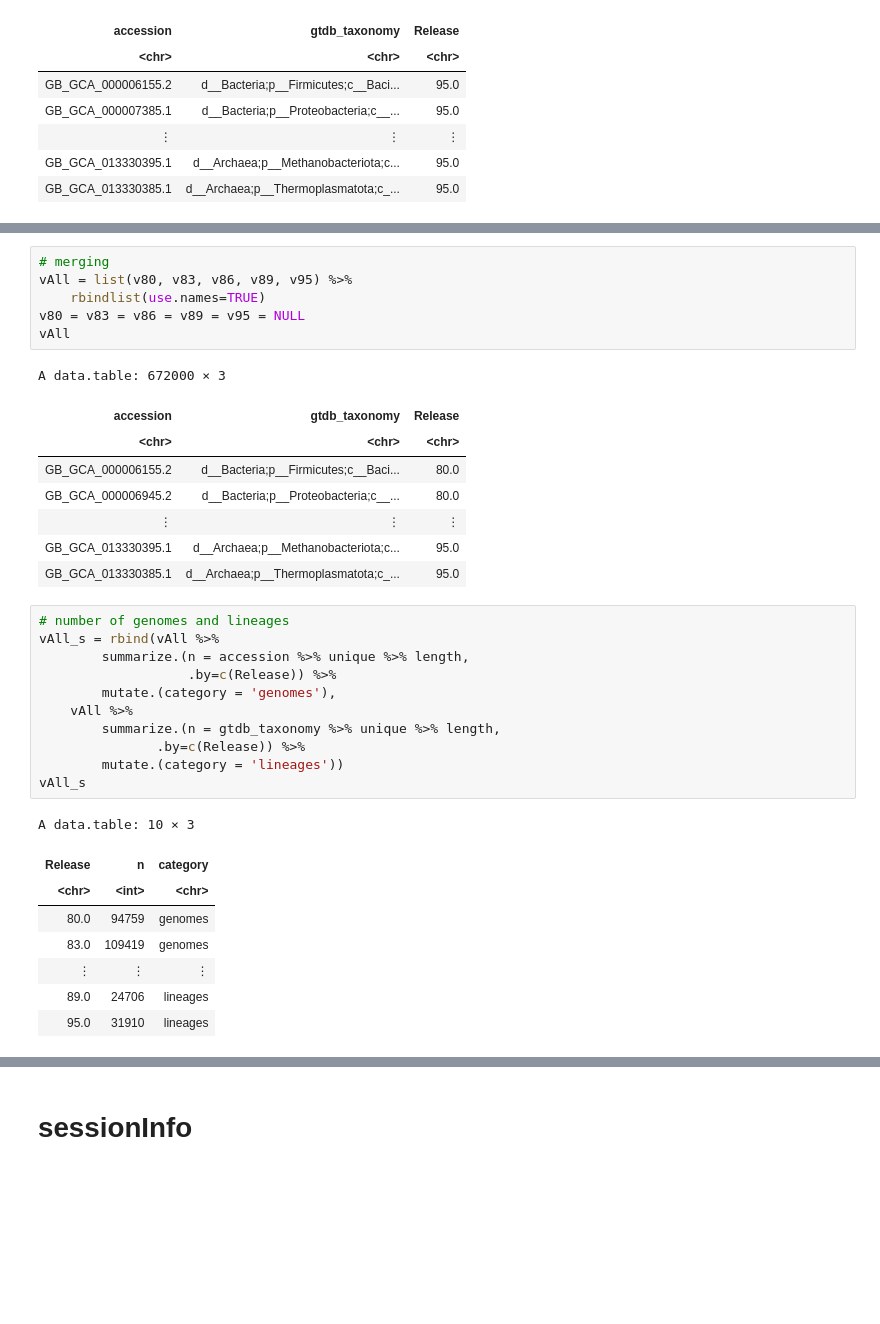
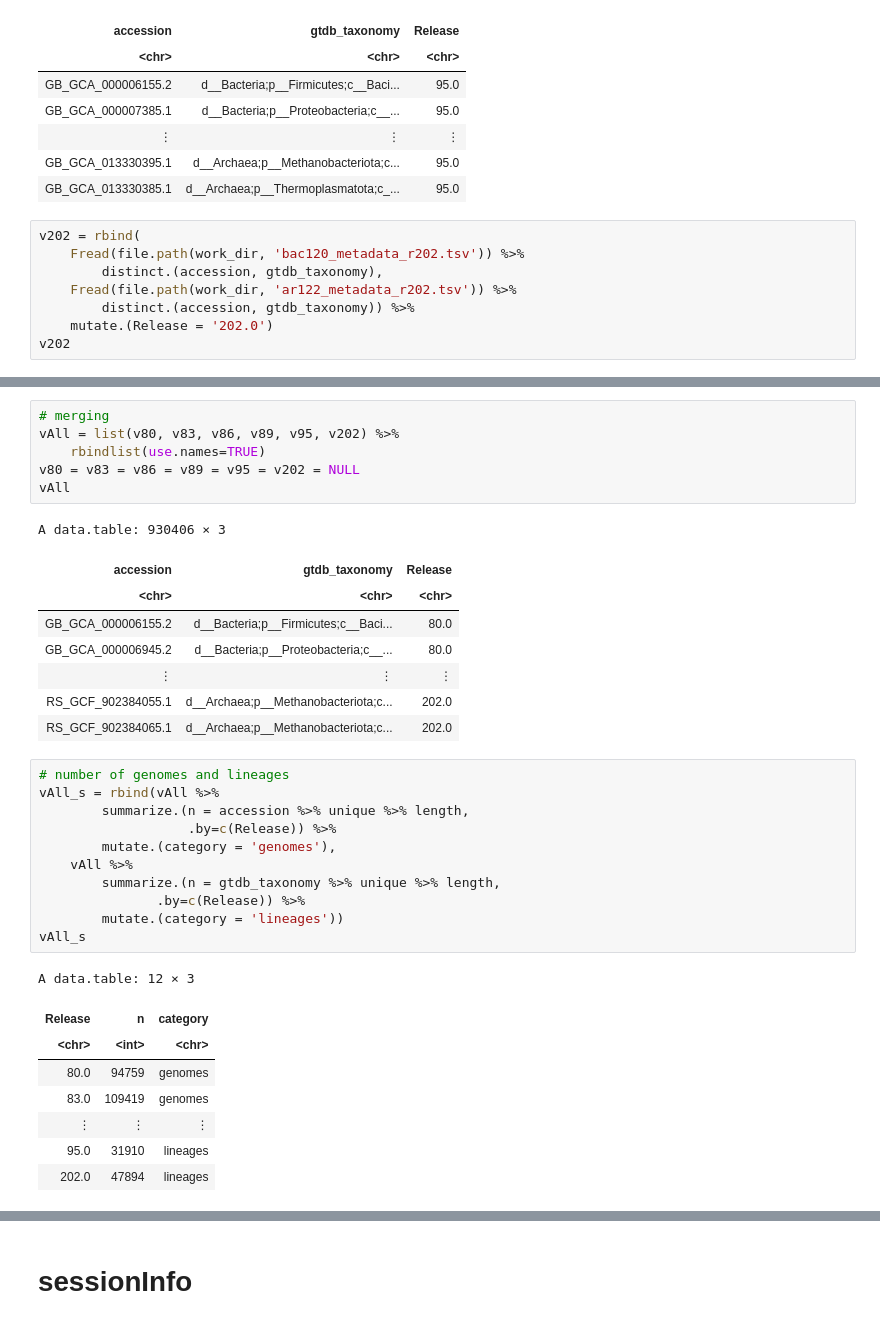
Before and after one commit to leylabmpi/Struo2, a Jupyter notebook: notebooks/Misc/01_GTDB_release_summary.ipynb, the cells around one changed output, grey strips where cells are left out. Drawn from its saved outputs; the diff is of its cells as text; blank space fills up the shorter version.

```diff
--- a/notebooks/Misc/01_GTDB_release_summary.ipynb
+++ b/notebooks/Misc/01_GTDB_release_summary.ipynb
@@ -104,3 +122,11 @@ A tidytable: 194600 × 3
 | ⋮ | ⋮ | ⋮ |
 | GB_GCA_013330395.1 | d__Archaea;p__Methanobacteriota;c... | 95.0 |
 | GB_GCA_013330385.1 | d__Archaea;p__Thermoplasmatota;c_... | 95.0 |
+# %%
+v202 = rbind(
+    Fread(file.path(work_dir, 'bac120_metadata_r202.tsv')) %>%
+        distinct.(accession, gtdb_taxonomy),
+    Fread(file.path(work_dir, 'ar122_metadata_r202.tsv')) %>%
+        distinct.(accession, gtdb_taxonomy)) %>%
+    mutate.(Release = '202.0')
+v202
@@ -107,18 +142,18 @@ A tidytable: 194600 × 3
 # %%
 # merging
-vAll = list(v80, v83, v86, v89, v95) %>%
+vAll = list(v80, v83, v86, v89, v95, v202) %>%
     rbindlist(use.names=TRUE)
-v80 = v83 = v86 = v89 = v95 = NULL
+v80 = v83 = v86 = v89 = v95 = v202 = NULL
 vAll
 # %% [output]
-A data.table: 672000 × 3
+A data.table: 930406 × 3
 | accession | gtdb_taxonomy | Release |
 | <chr> | <chr> | <chr> |
 | GB_GCA_000006155.2 | d__Bacteria;p__Firmicutes;c__Baci... | 80.0 |
 | GB_GCA_000006945.2 | d__Bacteria;p__Proteobacteria;c__... | 80.0 |
 | ⋮ | ⋮ | ⋮ |
-| GB_GCA_013330395.1 | d__Archaea;p__Methanobacteriota;c... | 95.0 |
-| GB_GCA_013330385.1 | d__Archaea;p__Thermoplasmatota;c_... | 95.0 |
+| RS_GCF_902384055.1 | d__Archaea;p__Methanobacteriota;c... | 202.0 |
+| RS_GCF_902384065.1 | d__Archaea;p__Methanobacteriota;c... | 202.0 |
 # %%
 # number of genomes and lineages
 vAll_s = rbind(vAll %>%
@@ -131,14 +166,14 @@ vAll_s = rbind(vAll %>%
         mutate.(category = 'lineages'))
 vAll_s
 # %% [output]
-A data.table: 10 × 3
+A data.table: 12 × 3
 | Release | n | category |
 | <chr> | <int> | <chr> |
 | 80.0 | 94759 | genomes |
 | 83.0 | 109419 | genomes |
 | ⋮ | ⋮ | ⋮ |
-| 89.0 | 24706 | lineages |
 | 95.0 | 31910 | lineages |
+| 202.0 | 47894 | lineages |
 # %%
 ## plotting
 p = vAll_s %>%
```
Also changed, not shown: parts of 6 cells of this notebook, 1 other file.
